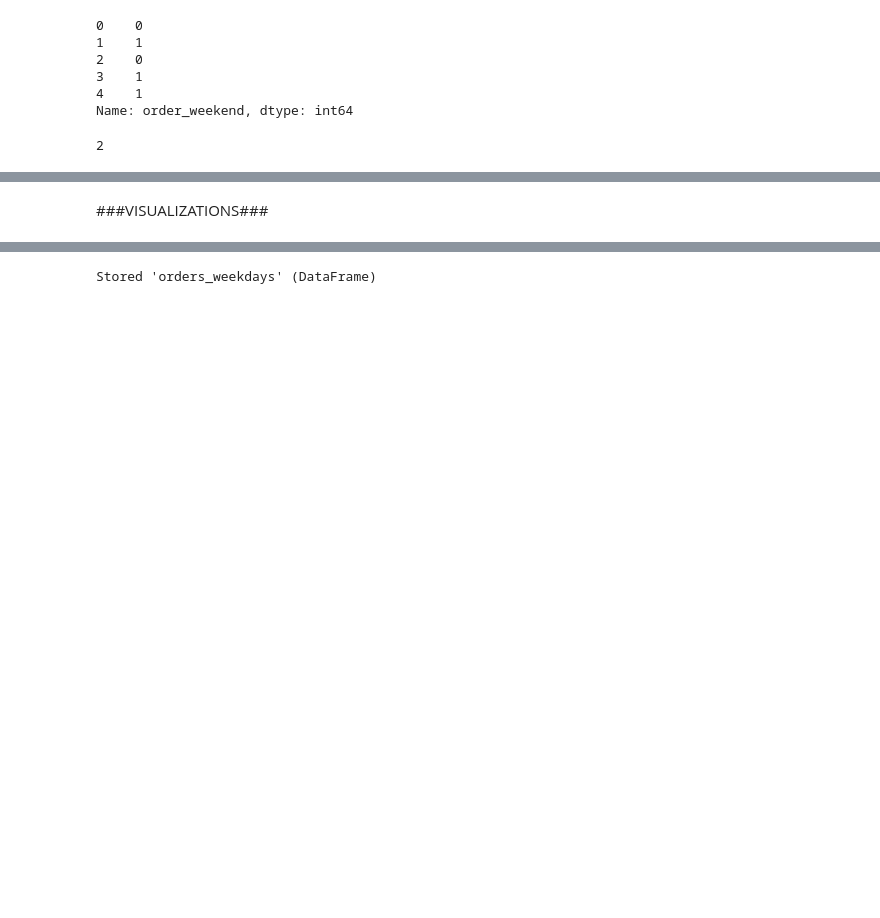
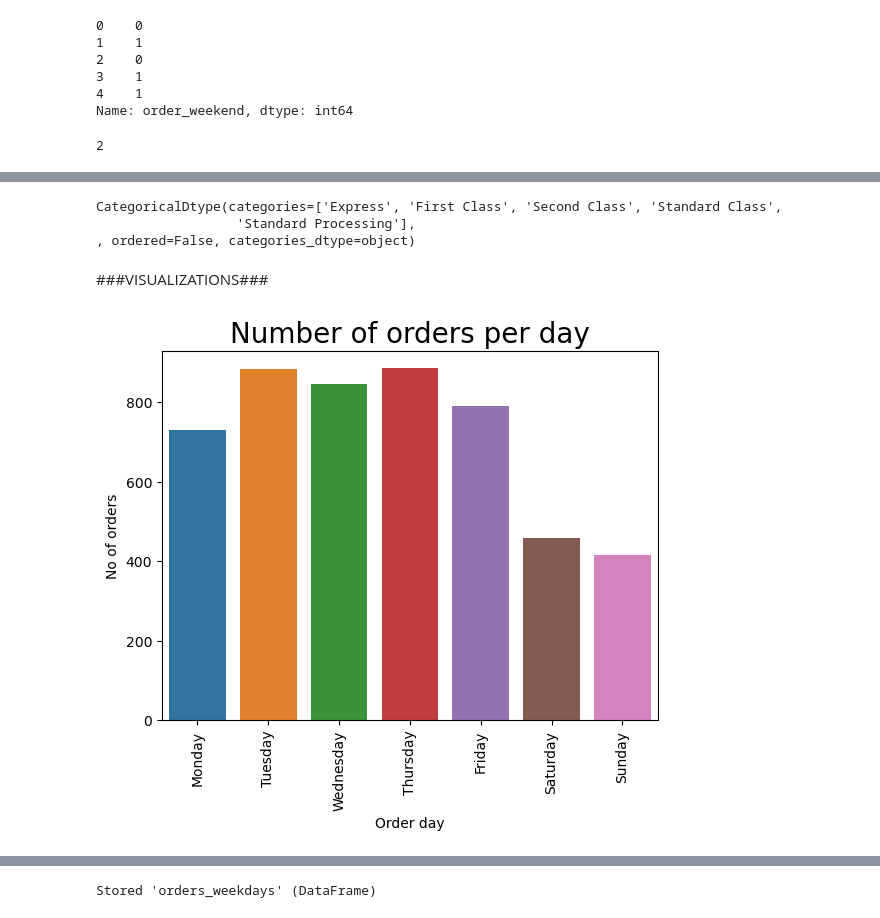
Before and after one commit to GioGonzalez07/EDA_project, a Jupyter notebook: orders_weekdays.ipynb, the cells around one changed output, grey strips where cells are left out. Cells and saved outputs as stored; diff of their text form; code cells hidden in the pictures; blank space fills up the shorter version.

Commit message:
orders weekdays_graph

```diff
--- a/orders_weekdays.ipynb
+++ b/orders_weekdays.ipynb
@@ -121,2 +144,23 @@ Name: order_weekend, dtype: int64
+# %%
+orders_weekdays['ship_mode_cat']= orders_weekdays['ship_mode'].astype('category')
+# %%
+orders_weekdays['ship_mode_cat'].dtypes
+# %% [output]
+CategoricalDtype(categories=['Express', 'First Class', 'Second Class', 'Standard Class',
+                  'Standard Processing'],
+, ordered=False, categories_dtype=object)
 # %% [markdown]
 ###VISUALIZATIONS###
+# %%
+# KPI 1: Plot number of orders per weekday
+#plt.figure(figsize=(15,8)) # specify figure size
+
+weekday_order = ["Monday", "Tuesday", "Wednesday", "Thursday", "Friday", "Saturday","Sunday"]
+f1 = sns.countplot(x=orders_weekdays['order_day'], order=weekday_order) # create countplot
+f1.tick_params(axis='x', rotation=90) # get x-ticks and rotate them
+f1.set_xlabel("Order day", fontsize = 10)
+#f1.set_xticklabels(labels=["Monday", "Tuesday", "Wednesday", "Thursday", "Friday", "Saturday", "Sunday"])
+f1.set_ylabel("No of orders", fontsize = 10); # set label for y-axis
+f1.set_title('Number of orders per day', fontsize=20); # set title
+# %% [output]
+[figure, added]
```
Also changed, not shown: parts of 7 cells of this notebook, 4 other files.
